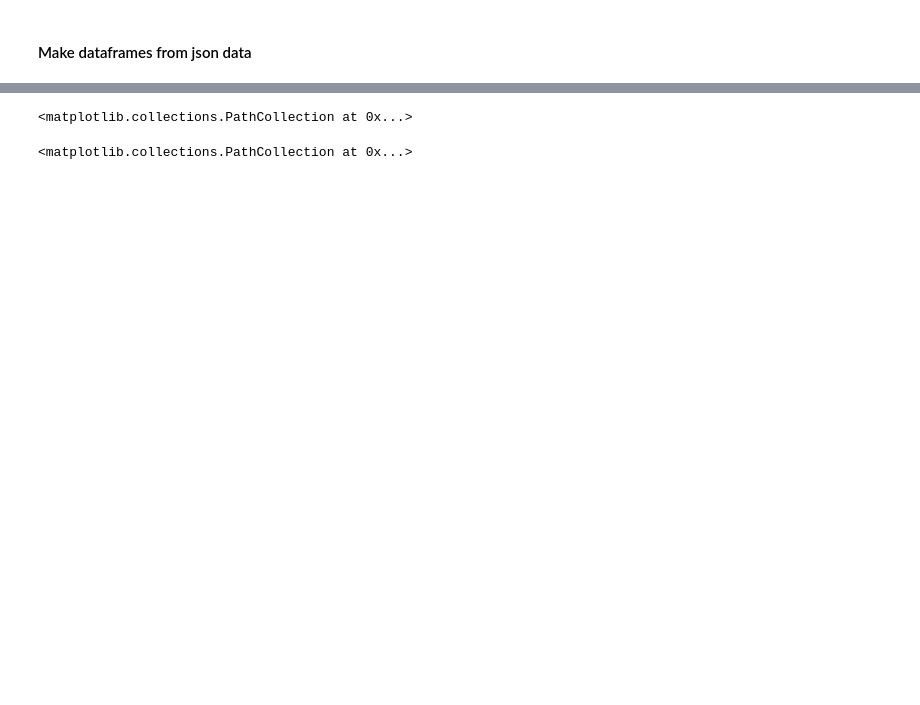
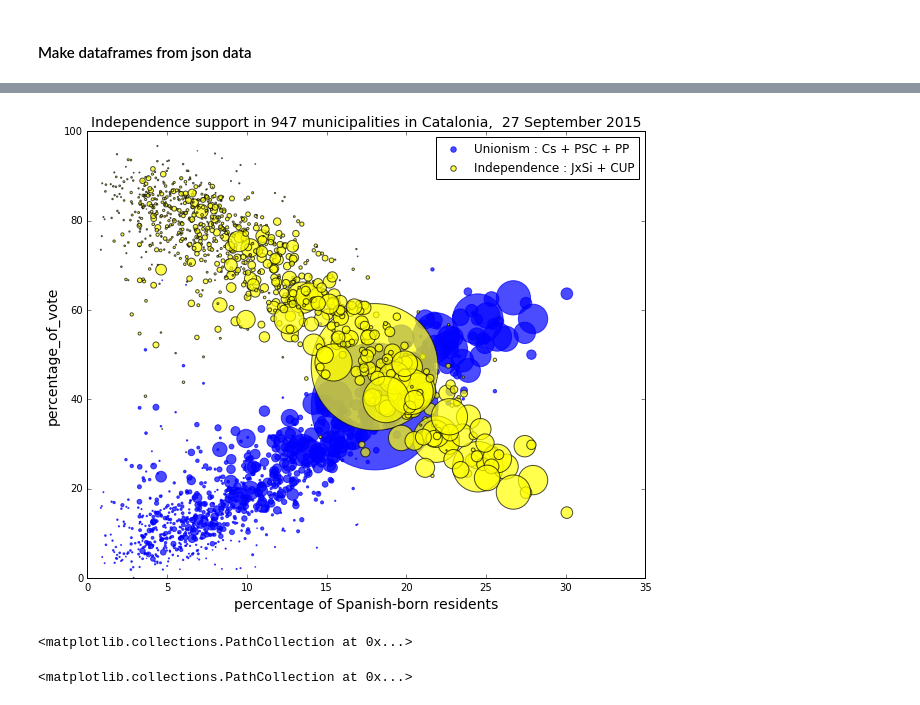
Before and after one commit to pgervila/catalan_elections_analysis, a Jupyter notebook: catalan_elections.ipynb, the cells around one changed output, grey strips where cells are left out. Saved outputs shown, nothing was run; the diff lists cells and outputs as text; code cells hidden in the pictures; blank space fills up the shorter version.

```diff
--- a/catalan_elections.ipynb
+++ b/catalan_elections.ipynb
@@ -181,3 +199,23 @@ plt.scatter(DF_ALL_MUNIC_DATA['pct_cat_speakers'], DF_ALL_MUNIC_DATA['Independ_p
+# %%
+plt.rcParams["figure.figsize"] = (10, 8)
+
+plt.scatter(DF_ALL_MUNIC_DATA['pct_spa'], DF_ALL_MUNIC_DATA['Unionisme_pct'],
+            label = 'Unionism : Cs + PSC + PP',
+            color='blue', alpha=0.7, s= DF_ALL_MUNIC_DATA['Tot']/100)
+plt.scatter(DF_ALL_MUNIC_DATA['pct_spa'], DF_ALL_MUNIC_DATA['Independ_pct'],
+            label= "Independence : JxSi + CUP",
+            facecolor='yellow', alpha=0.7, s= DF_ALL_MUNIC_DATA['Tot']/100)
+plt.xlim(0, 35)
+plt.ylim(0, 100)
+plt.xlabel('percentage of Spanish-born residents', fontsize=14)
+plt.ylabel('percentage_of_vote', fontsize=14)
+plt.title('Independence support in 947 municipalities in Catalonia,  27 September 2015', {'fontsize': 14.})
+lgnd = plt.legend(loc ='best', scatterpoints=1, fontsize=12)
+lgnd.legendHandles[0]._sizes = [30]
+lgnd.legendHandles[1]._sizes = [30]
+plt.savefig('pct_vote_vs_pct_Spanish_born_residents')
+# %% [output]
+[figure, added]
 # %%
 plt.scatter(DF_ALL_MUNIC_DATA['pct_cat_speakers'], DF_ALL_MUNIC_DATA['pct_spa'] + DF_ALL_MUNIC_DATA['pct_foreign'])
 # %% [output]
```
Also changed, not shown: parts of 22 cells of this notebook.
